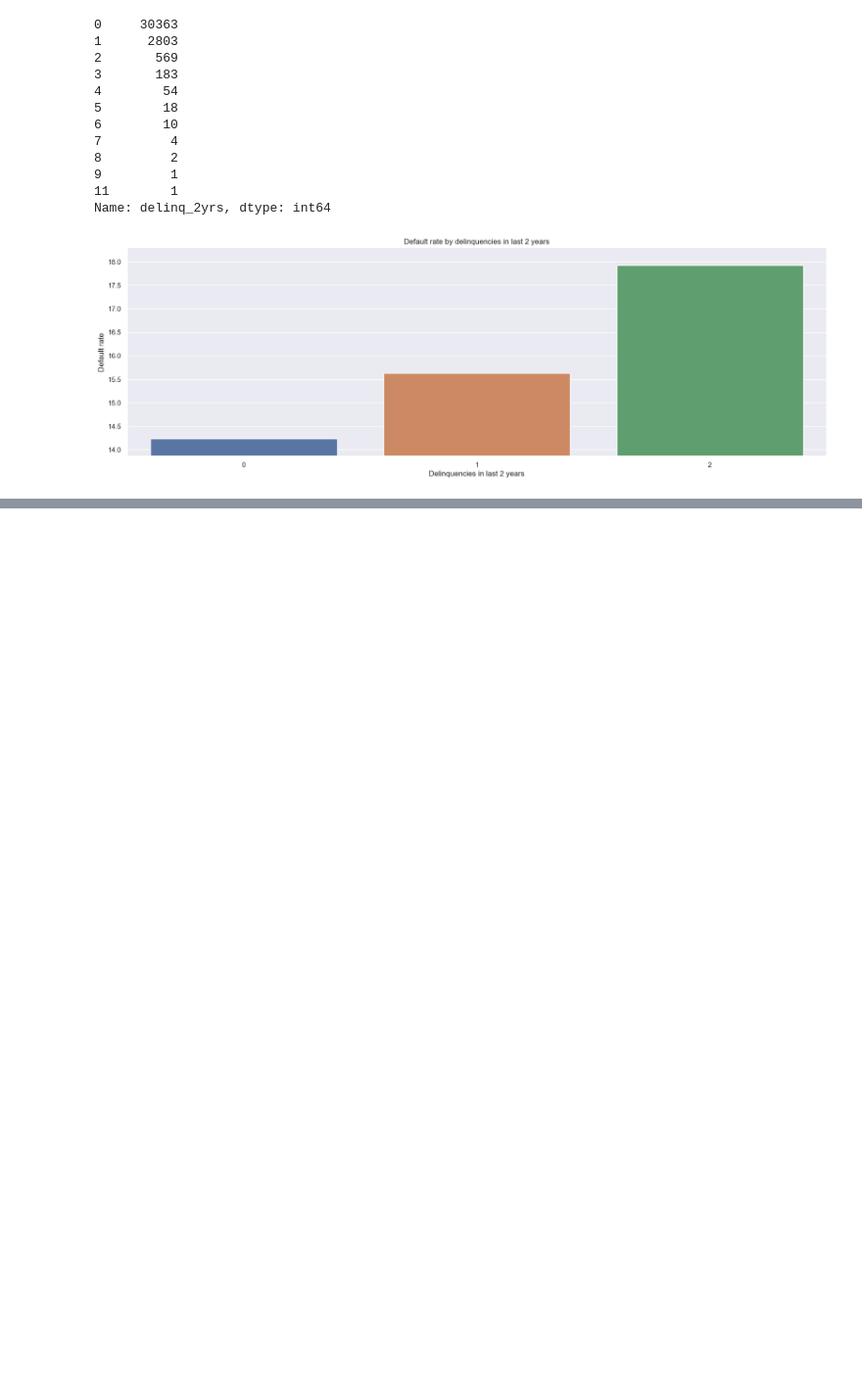
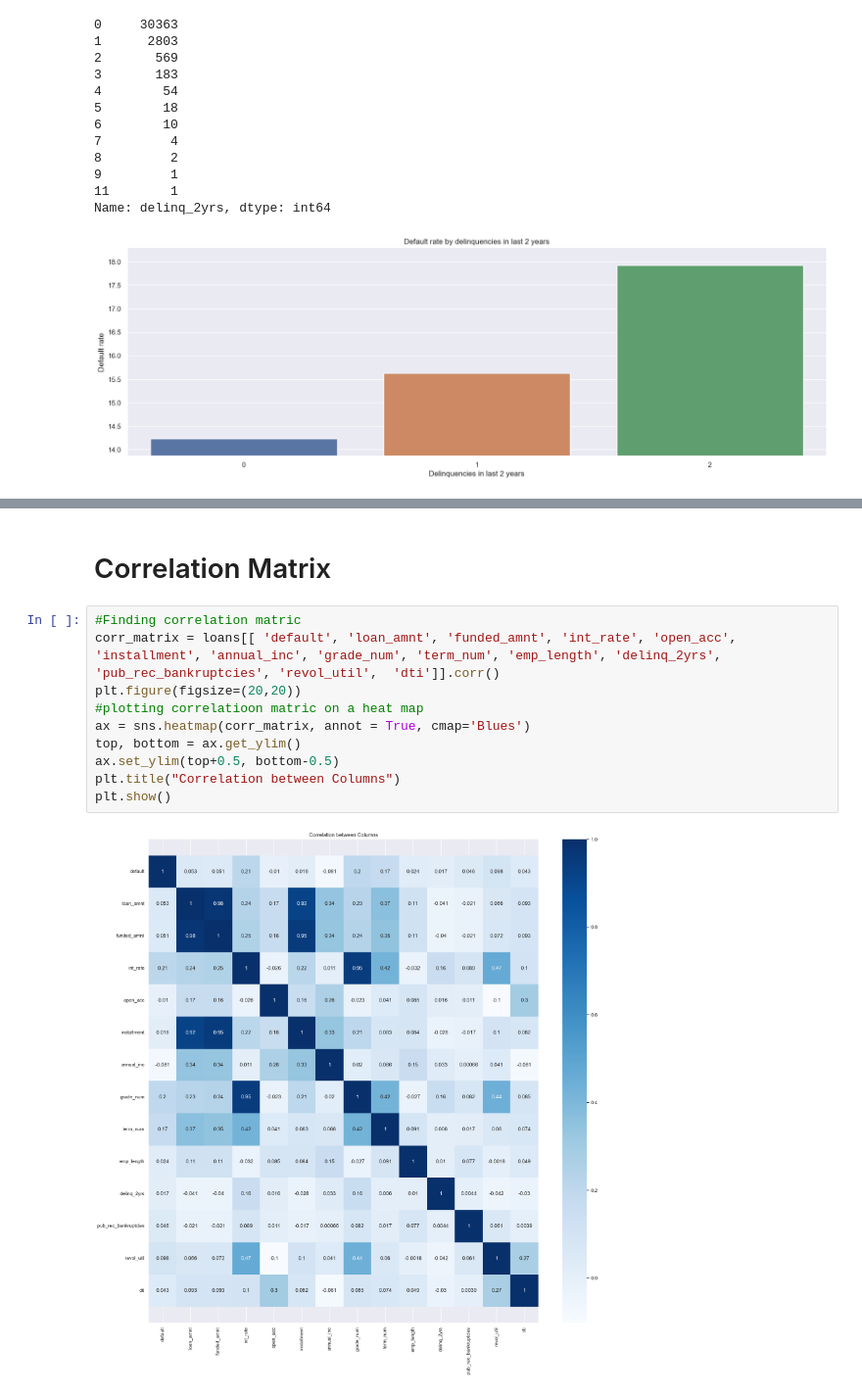
Before and after one commit to ChaitanyaVootla/LoanCaseStudy, a Jupyter notebook: Loan.ipynb, the cells around one changed output, grey strips where cells are left out. Shown at 98% size. Drawn from its saved outputs; the diff is of its cells as text; blank space fills up the shorter version.

```diff
--- a/Loan.ipynb
+++ b/Loan.ipynb
@@ -1624,0 +1644,14 @@ Name: delinq_2yrs, dtype: int64
+# %% [markdown]
+# Correlation Matrix
+# %%
+#Finding correlation matric
+corr_matrix = loans[[ 'default', 'loan_amnt', 'funded_amnt', 'int_rate', 'open_acc', 'installment', 'annual_inc', 'grade_num', 'term_num', 'emp_length', 'delinq_2yrs', 'pub_rec_bankruptcies', 'revol_util',  'dti']].corr()
+plt.figure(figsize=(20,20))
+#plotting correlatioon matric on a heat map
+ax = sns.heatmap(corr_matrix, annot = True, cmap='Blues')
+top, bottom = ax.get_ylim()
+ax.set_ylim(top+0.5, bottom-0.5)
+plt.title("Correlation between Columns")
+plt.show()
+# %% [output]
+[figure, added]
```
Also changed, not shown: parts of 5 cells of this notebook.
